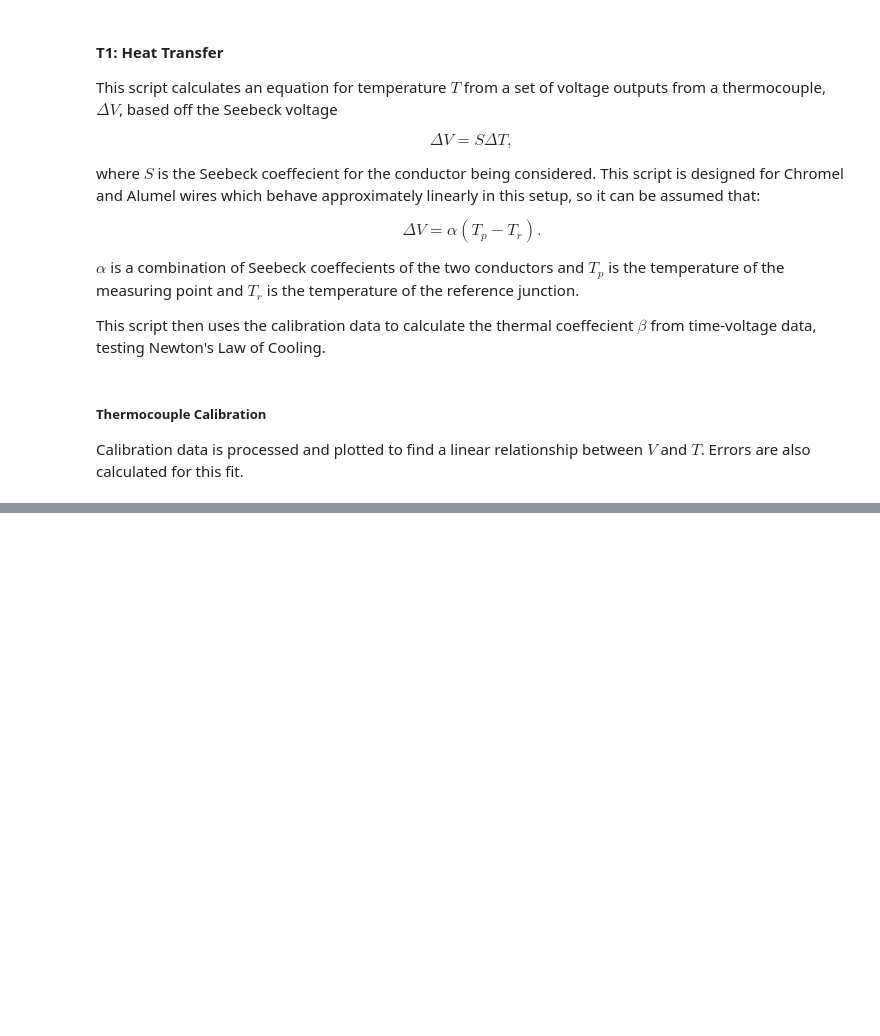
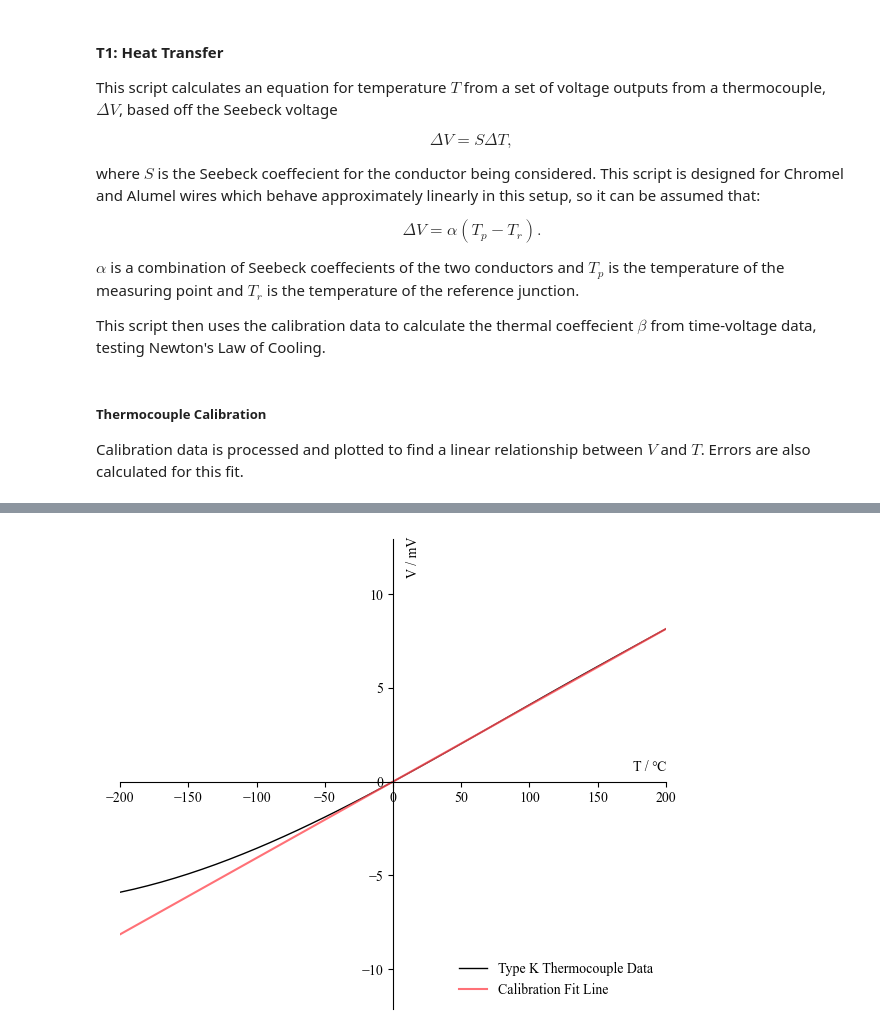
Before and after one commit to isaacbarker/phys10013, a Jupyter notebook: t1_thermocouple-callibration.ipynb, the cells around one changed output, grey strips where cells are left out. Drawn from its saved outputs; the diff is of its cells as text; code cells hidden in the pictures; blank space fills up the shorter version.

```diff
--- a/t1_thermocouple-callibration.ipynb
+++ b/t1_thermocouple-callibration.ipynb
@@ -205,0 +301,58 @@ fig_data.savefig('t1_data.png', dpi=300)
+# %%
+datasheet = pd.read_csv(THERMOCOUPLE_DATASHEET_PATH)
+
+# plot datasheet data
+fig_datasheet, ax = plt.subplots(figsize=(6, 5))
+
+# table
+plt.plot(
+    datasheet['T'],
+    datasheet['V'],
+    'k',
+    linewidth=1,
+    label='Type K Thermocouple Data'
+)
+
+# plot our estimated calibration
+fine_t = np.linspace(datasheet['T'].min(), datasheet['T'].max(), 1000)
+plt.plot(
+    fine_t,
+    np.polyval(calibration_coeffs, fine_t),
+    color='#ff4d55',
+    alpha=0.8,
+    label='Calibration Fit Line'
+)
+
+plt.xlim(-200, 200)
+
+# style graph
+plt.rcParams["font.family"] = "serif"
+plt.rcParams["font.serif"] = ["Times New Roman"]
+
+ax.set_xlabel("T / ℃", labelpad=10)
+ax.set_ylabel("V / mV", labelpad=10)
+
+# position axis
+ax.xaxis.set_label_coords(0.97, 0.53)
+ax.yaxis.set_label_coords(0.55, 0.96)
+
+ax.spines['left'].set_position(('data', 0))     # y-axis at x=0
+ax.spines['bottom'].set_position(('data', 0))   # x-axis at y=0
+
+ax.spines['right'].set_color('none')
+ax.spines['top'].set_color('none')
+
+# make ticks follow the visible spines
+ax.xaxis.set_ticks_position('bottom')
+ax.yaxis.set_ticks_position('left')
+
+
+plt.legend(frameon=False, loc='lower right')
+
+plt.tight_layout()
+plt.show()
+
+# save graph
+fig_datasheet.savefig('t1_thermocouple_datasheet.png', dpi=300)
+# %% [output]
+[figure, added]
```
Also changed, not shown: parts of 13 cells of this notebook.
